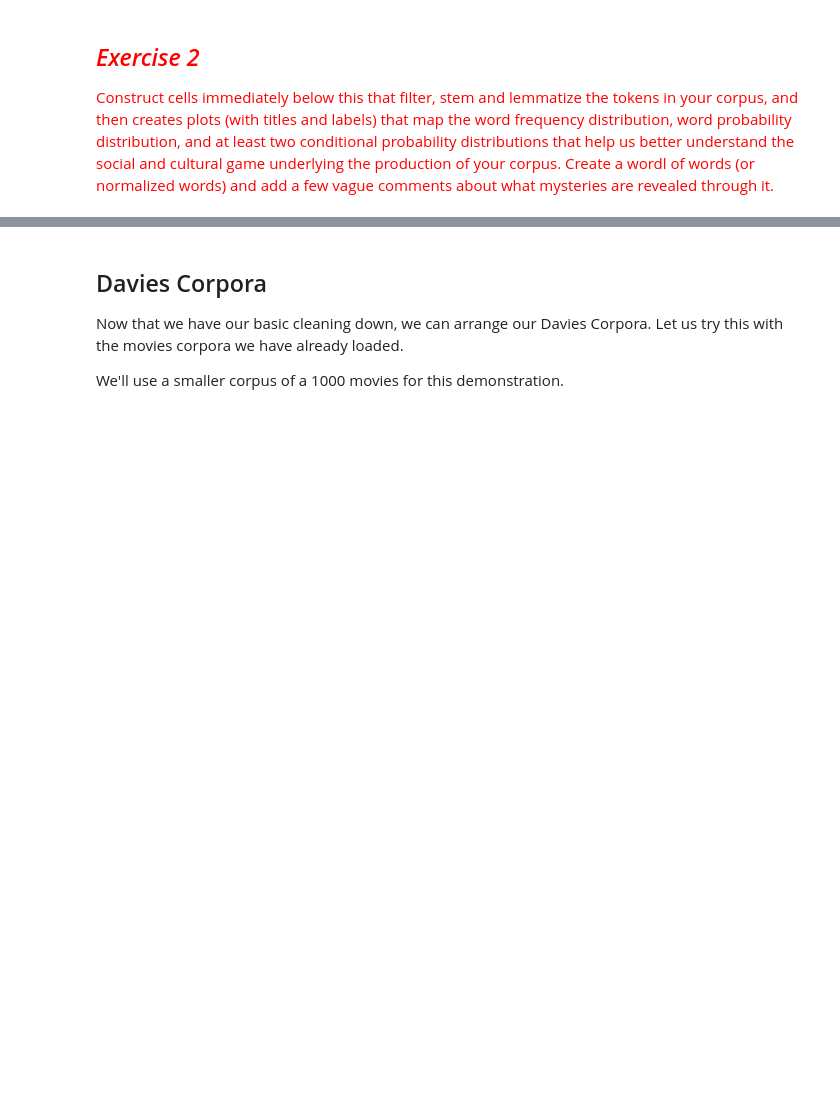
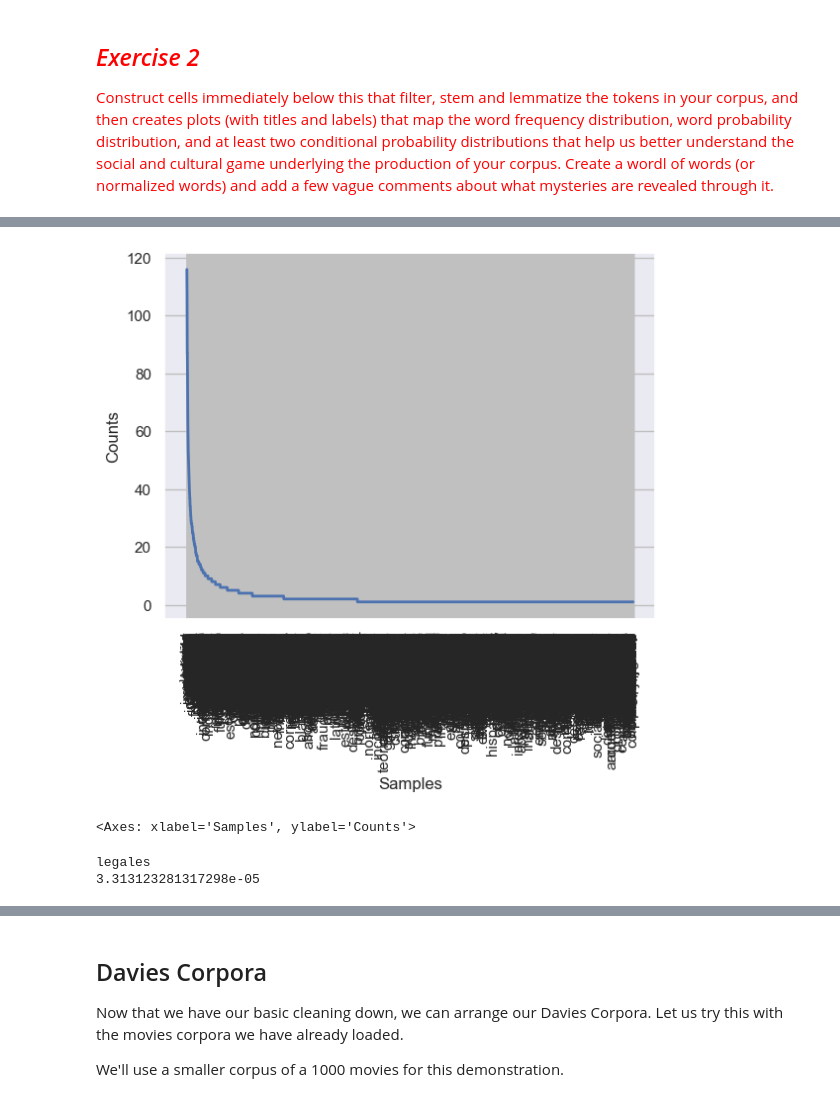
Before and after one commit to alejandrosarria0296/CCA-Homeworks, a Jupyter notebook: 2-Computational-Linguistics.ipynb, the cells around one changed output, grey strips where cells are left out. Cells and saved outputs as stored; diff of their text form; code cells hidden in the pictures; blank space fills up the shorter version.

```diff
--- a/2-Computational-Linguistics.ipynb
+++ b/2-Computational-Linguistics.ipynb
@@ -657,0 +841,10 @@ plt.savefig("whitehouse_word_cloud.pdf", format = 'pdf')
+# %%
+def spacy_pos_es(word_list):
+    tags = []
+    doc = nlp_es(word_list.lower())
+    for w in doc:
+        tags.append((w.text, w.pos_, w.tag_))
+    return tags
+# %%
+colDF['normalized_tokens_POS'] = [spacy_pos_es(t) for t in colDF['text']]
+colDF
@@ -657,0 +877,3 @@ plt.savefig("whitehouse_word_cloud.pdf", format = 'pdf')
+# %%
+colcfdist_POStoWord = nltk.ConditionalFreqDist((p, w) for w, p in colDF['normalized_tokens_POS'].sum())
+colcfdist_POStoWord['ADJ'].most_common(10) #most common adjectives
@@ -657,0 +891,16 @@ plt.savefig("whitehouse_word_cloud.pdf", format = 'pdf')
+# %%
+colcfdist_POStoWord['ADJ'].plot()
+# %% [output]
+[figure, added]
+<Axes: xlabel='Samples', ylabel='Counts'>
+# %%
+colcpdist_POStoWord = nltk.ConditionalProbDist(colcfdist_POStoWord, nltk.ELEProbDist)
+
+#print the most common nouns
+print(colcpdist_POStoWord['ADJ'].max())
+
+#And its probability
+print(colcpdist_POStoWord['ADJ'].prob(colcpdist_POStoWord['PROPN'].max()))
+# %% [output]
+legales
+3.313123281317298e-05
```
Also changed, not shown: parts of 43 cells of this notebook.
